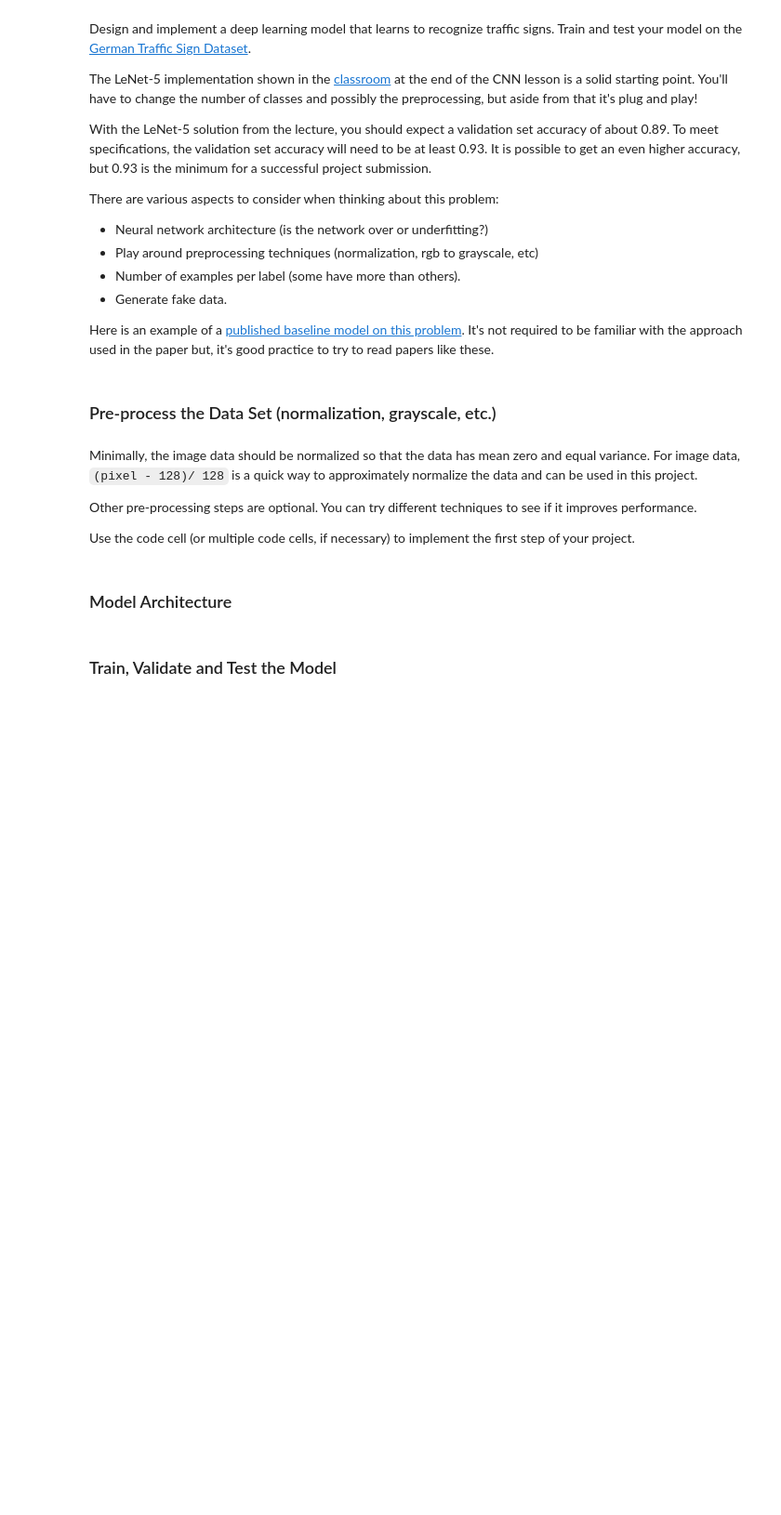
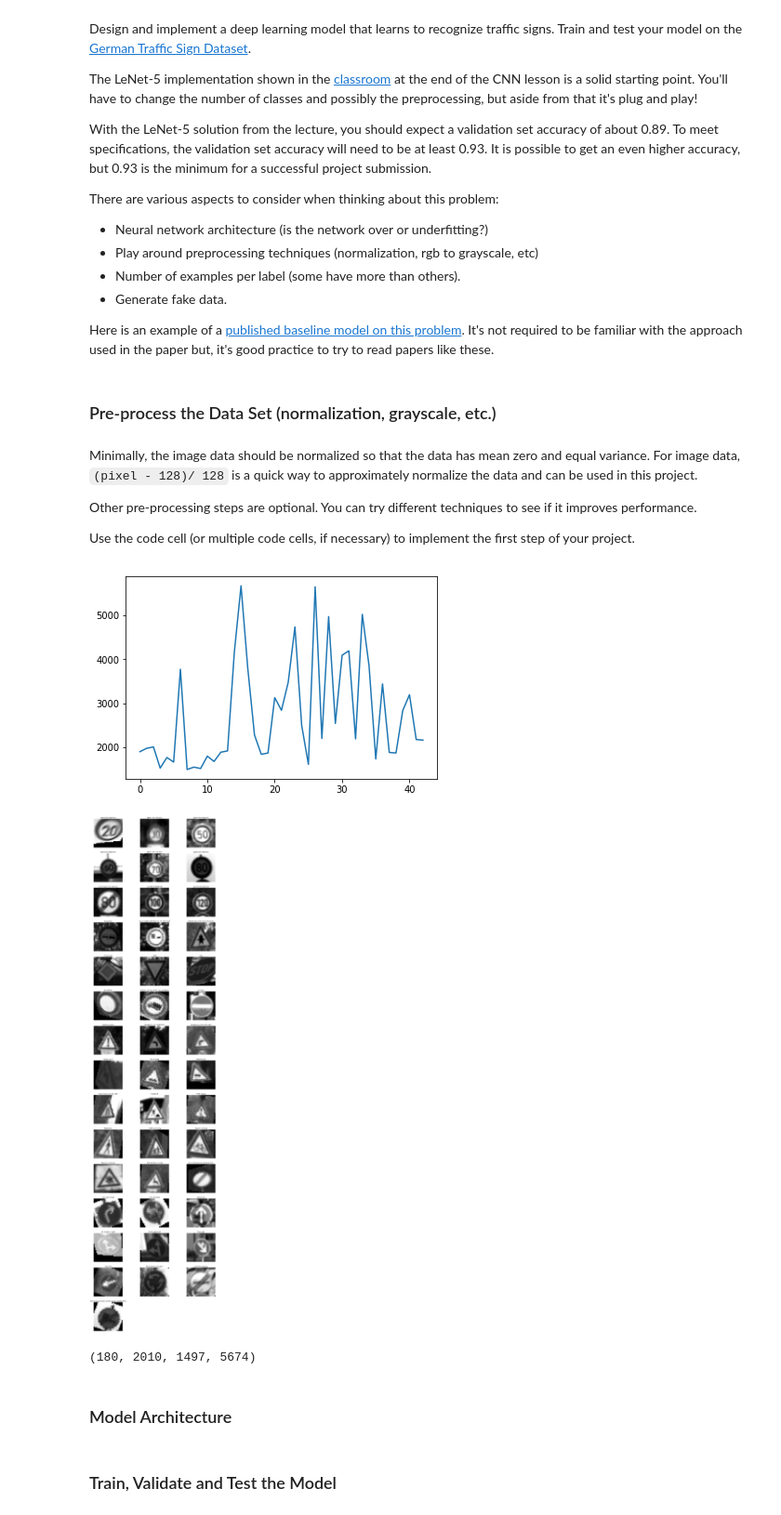
Before and after one commit to aaliani/CarND-Traffic-Sign-Classifier-Project-P2, a Jupyter notebook: playground.ipynb, the cells around one changed output. Shown at 93% size. Saved outputs shown, nothing was run; the diff lists cells and outputs as text; code cells hidden in the pictures; blank space fills up the shorter version.

Commit message:
added images for writeup

```diff
--- a/playground.ipynb
+++ b/playground.ipynb
@@ -468,38 +468,51 @@ with open('train_augmented.p', mode='wb') as f:
 
 print('done!')
 # %%
-u, c  = np.unique(y_train_aug, return_counts=True)
+### Visualize Augmented dataset
 
+# Get the classes and their counts
+u, c  = np.unique(y_train_, return_counts=True)
+
+# plot the number of samples in each class
 plt.figure()
 plt.plot(u, c)
 
 labels_df = pd.read_csv('signnames.csv')
 labels = list(labels_df['SignName'])
 
+### plot example from each class in the augmented dataset
+
 # call the plot to plot the images
 plt.figure(figsize=(20, 80))
 
 # number of rows of the plot grid
 r = int(np.ceil(len(u) / 3))
-
 
 # loop through each class
 for i in u:
 
     # create the subplot to plot the example
     plt.subplot(r, 3, i+1)
 
     # get the index of an example belonging to the class
-    img_index = np.random.choice(np.where(y_train_aug == i)[0])
+    img_index = np.random.choice(np.where(y_train_ == i)[0])
 
     # plot the example
-    image = np.array(X_train_norm[img_index] * 128 + 128, dtype=np.uint8)
-    plt.imshow(image)
+    image = X_train_[img_index]
+    plt.imshow(image[...,0], cmap='gray')
 
     # plot the label for the class
     plt.title(labels[i])
 
+    # disable axes
     plt.axis('off')
+# %% [output]
+[figure, added]
+[figure, added]
+# %%
+counts.min(), counts.max(), c.min(), c.max()
+# %% [output]
+(180, 2010, 1497, 5674)
 # %%
 X_train_norm = np.array((X_train_aug - 128)/128 , dtype=np.float32)
 X_valid_norm = np.array((X_valid - 128)/128, dtype=np.float32)
```
